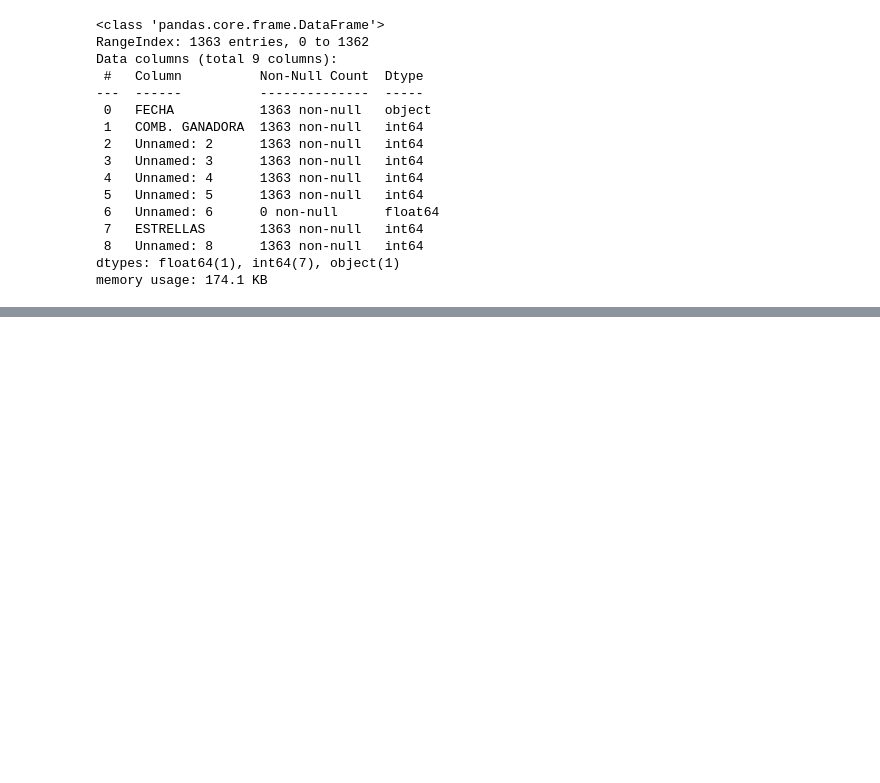
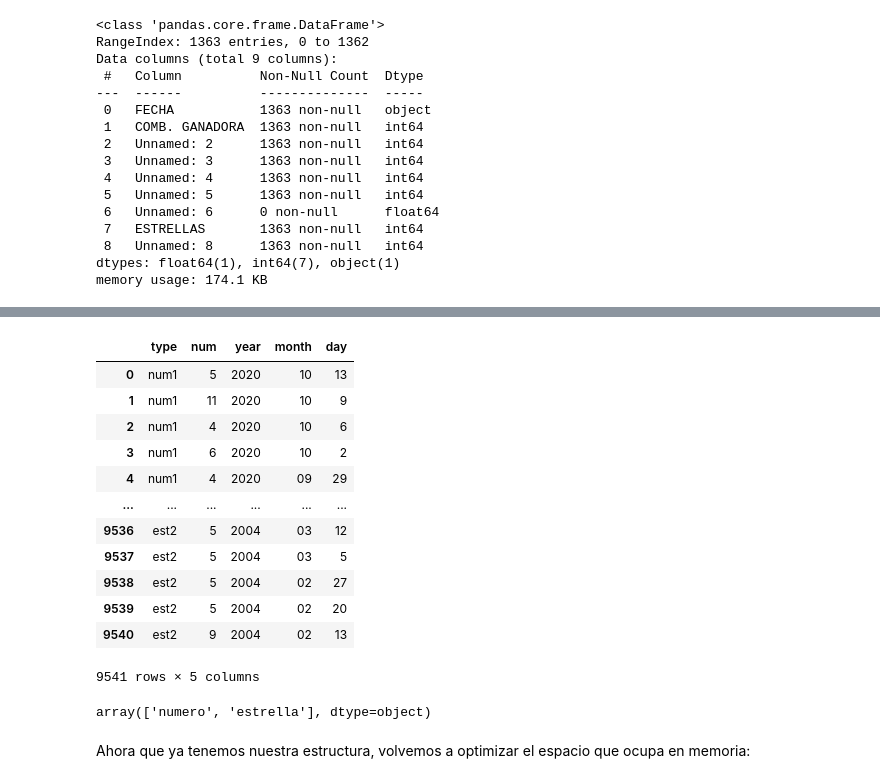
Before and after one commit to adzarei/uned-master-bigdata, a Jupyter notebook: PED/practica/PED-Practica-AdrianJoseZapaterReig.ipynb, the cells around one changed output, grey strips where cells are left out. Drawn from its saved outputs; the diff is of its cells as text; code cells hidden in the pictures; blank space fills up the shorter version.

```diff
--- a/PED/practica/PED-Practica-AdrianJoseZapaterReig.ipynb
+++ b/PED/practica/PED-Practica-AdrianJoseZapaterReig.ipynb
@@ -92,0 +159,21 @@ opt_src_data['']
+# %%
+# Borramos la columna fecha (ya no la necesitamos)
+reorg_data.drop(columns=['FECHA'], inplace=True)
+
+# Renombramos las columnas
+reorg_data = reorg_data.rename(columns={'variable': 'type', 'value': 'num'})
+reorg_data
+# %% [output]
+|  | type | num | year | month | day |
+| 0 | num1 | 5 | 2020 | 10 | 13 |
+| 1 | num1 | 11 | 2020 | 10 | 9 |
+| 2 | num1 | 4 | 2020 | 10 | 6 |
+| 3 | num1 | 6 | 2020 | 10 | 2 |
+| 4 | num1 | 4 | 2020 | 09 | 29 |
+| ... | ... | ... | ... | ... | ... |
+| 9536 | est2 | 5 | 2004 | 03 | 12 |
+| 9537 | est2 | 5 | 2004 | 03 | 5 |
+| 9538 | est2 | 5 | 2004 | 02 | 27 |
+| 9539 | est2 | 5 | 2004 | 02 | 20 |
+| 9540 | est2 | 9 | 2004 | 02 | 13 |
+9541 rows × 5 columns
@@ -92,0 +192,6 @@ opt_src_data['']
+# %%
+reorg_data['type'].unique()
+# %% [output]
+array(['numero', 'estrella'], dtype=object)
+# %% [markdown]
+Ahora que ya tenemos nuestra estructura, volvemos a optimizar el espacio que ocupa en memoria:
```
Also changed, not shown: parts of 53 cells of this notebook, 1 other file.
